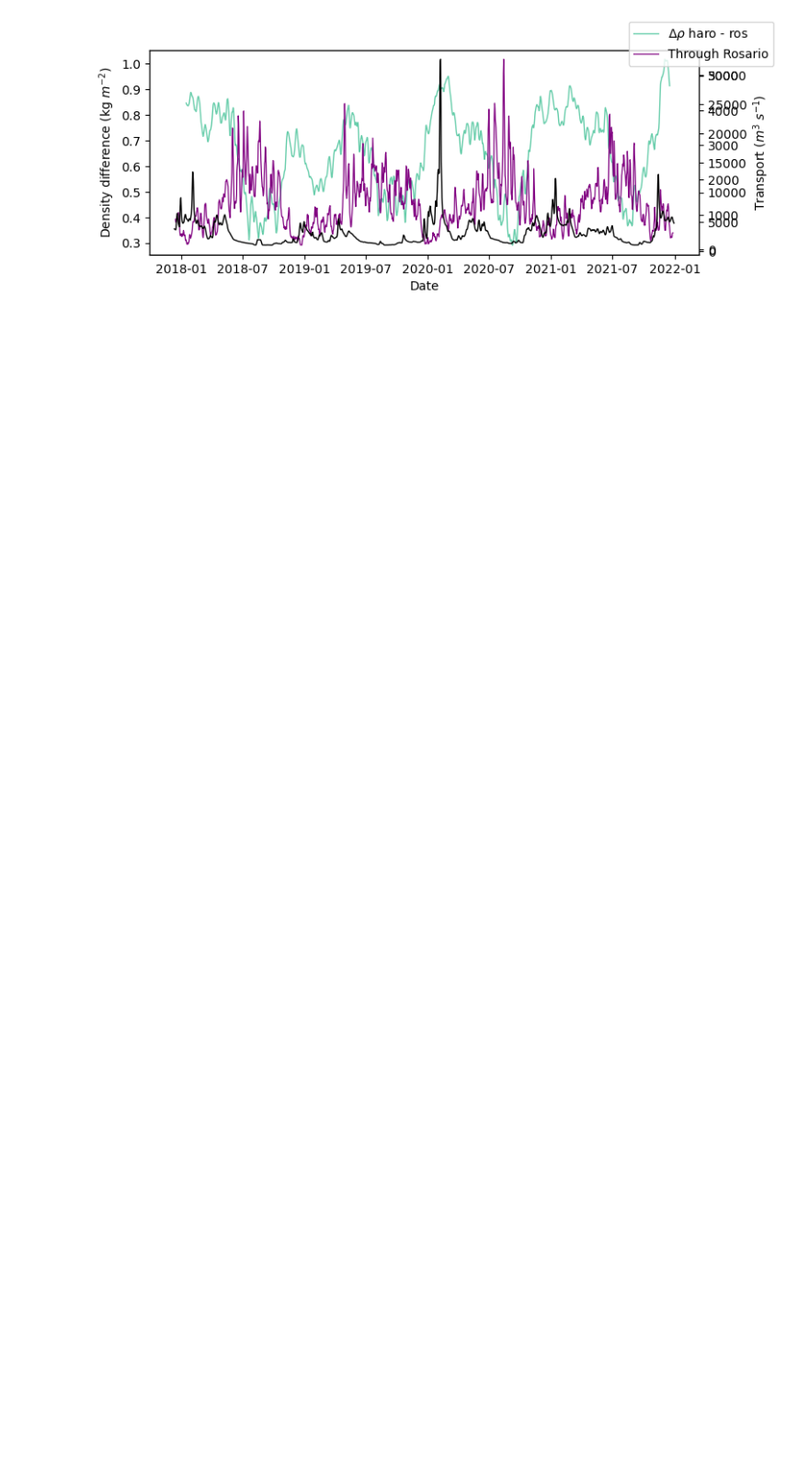
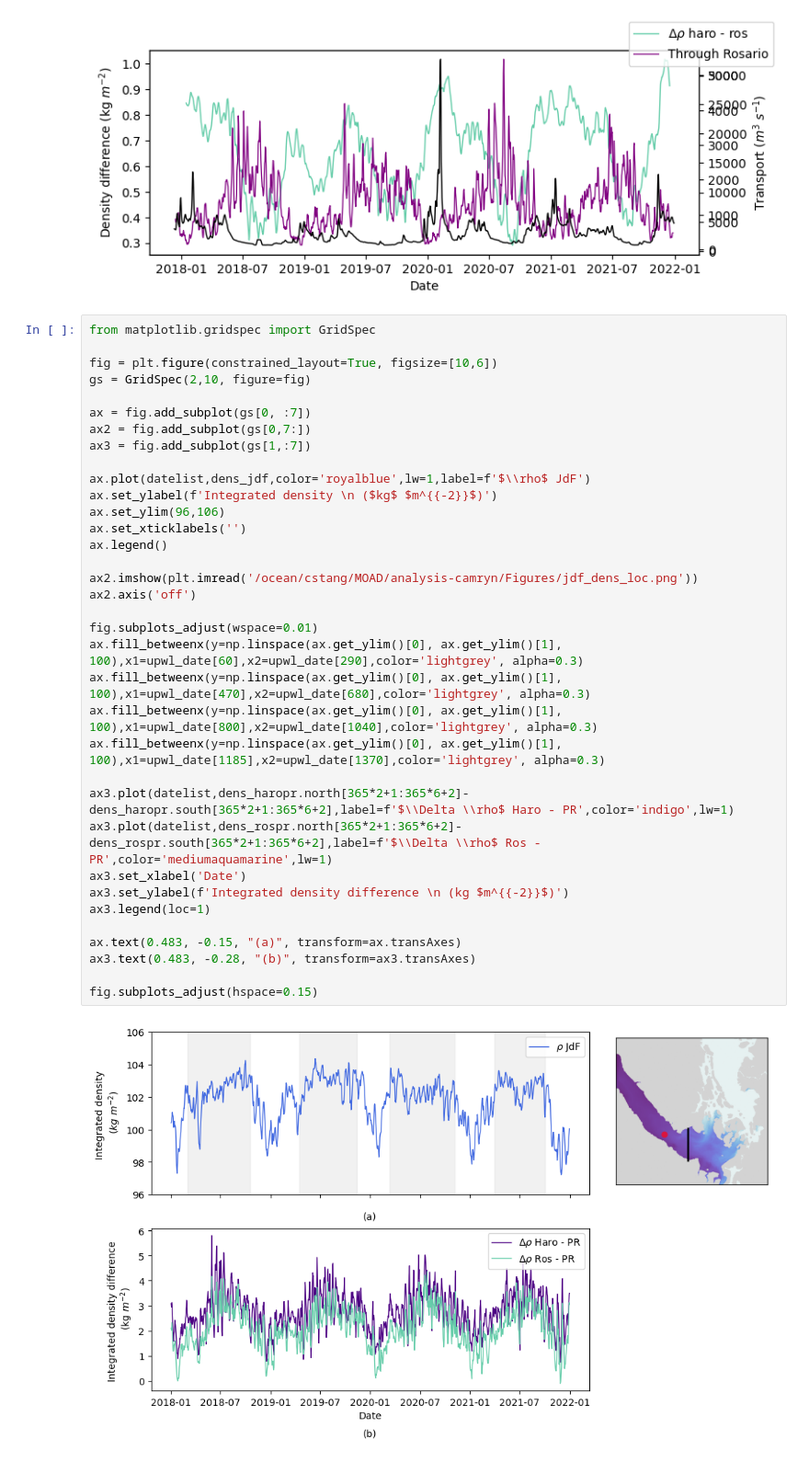
Before and after one commit to SalishSeaCast/StangAllen_SJGIPaper, a Jupyter notebook: IntegratedDensity_SuppAnalysis.ipynb, the cells around one changed output. Shown at 92% size. Saved outputs shown, nothing was run; the diff lists cells and outputs as text; blank space fills up the shorter version.

Commit message:
combine density figures in supps

```diff
--- a/IntegratedDensity_SuppAnalysis.ipynb
+++ b/IntegratedDensity_SuppAnalysis.ipynb
@@ -259,3 +259,40 @@ fig.legend()
 fig.subplots_adjust(hspace=0.25)
 # %% [output]
 [figure]
+# %%
+from matplotlib.gridspec import GridSpec
+
+fig = plt.figure(constrained_layout=True, figsize=[10,6])
+gs = GridSpec(2,10, figure=fig)
+
+ax = fig.add_subplot(gs[0, :7])
+ax2 = fig.add_subplot(gs[0,7:])
+ax3 = fig.add_subplot(gs[1,:7])
+
+ax.plot(datelist,dens_jdf,color='royalblue',lw=1,label=f'$\\rho$ JdF')
+ax.set_ylabel(f'Integrated density \n ($kg$ $m^{{-2}}$)')
+ax.set_ylim(96,106)
+ax.set_xticklabels('')
+ax.legend()
+
+ax2.imshow(plt.imread('/ocean/cstang/MOAD/analysis-camryn/Figures/jdf_dens_loc.png'))
+ax2.axis('off')
+
+fig.subplots_adjust(wspace=0.01)
+ax.fill_betweenx(y=np.linspace(ax.get_ylim()[0], ax.get_ylim()[1], 100),x1=upwl_date[60],x2=upwl_date[290],color='lightgrey', alpha=0.3)
+ax.fill_betweenx(y=np.linspace(ax.get_ylim()[0], ax.get_ylim()[1], 100),x1=upwl_date[470],x2=upwl_date[680],color='lightgrey', alpha=0.3)
+ax.fill_betweenx(y=np.linspace(ax.get_ylim()[0], ax.get_ylim()[1], 100),x1=upwl_date[800],x2=upwl_date[1040],color='lightgrey', alpha=0.3)
+ax.fill_betweenx(y=np.linspace(ax.get_ylim()[0], ax.get_ylim()[1], 100),x1=upwl_date[1185],x2=upwl_date[1370],color='lightgrey', alpha=0.3)
+
+ax3.plot(datelist,dens_haropr.north[365*2+1:365*6+2]-dens_haropr.south[365*2+1:365*6+2],label=f'$\\Delta \\rho$ Haro - PR',color='indigo',lw=1)
+ax3.plot(datelist,dens_rospr.north[365*2+1:365*6+2]-dens_rospr.south[365*2+1:365*6+2],label=f'$\\Delta \\rho$ Ros - PR',color='mediumaquamarine',lw=1)
+ax3.set_xlabel('Date')
+ax3.set_ylabel(f'Integrated density difference \n (kg $m^{{-2}}$)')
+ax3.legend(loc=1)
+
+ax.text(0.483, -0.15, "(a)", transform=ax.transAxes)
+ax3.text(0.483, -0.28, "(b)", transform=ax3.transAxes)
+
+fig.subplots_adjust(hspace=0.15)
+# %% [output]
+[figure, added]
```
Also changed, not shown: parts of 1 cell of this notebook.
